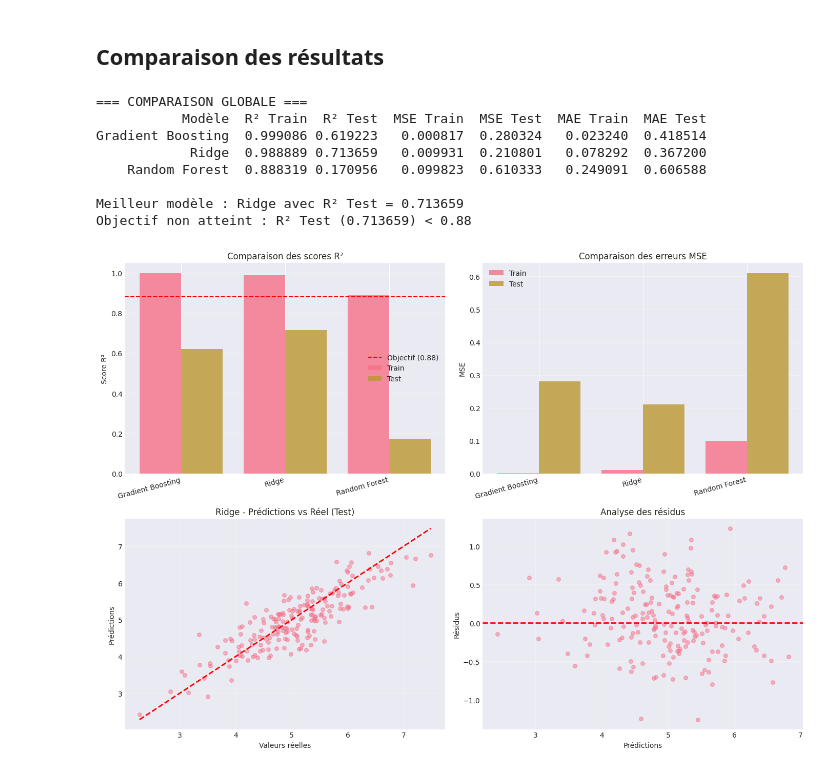
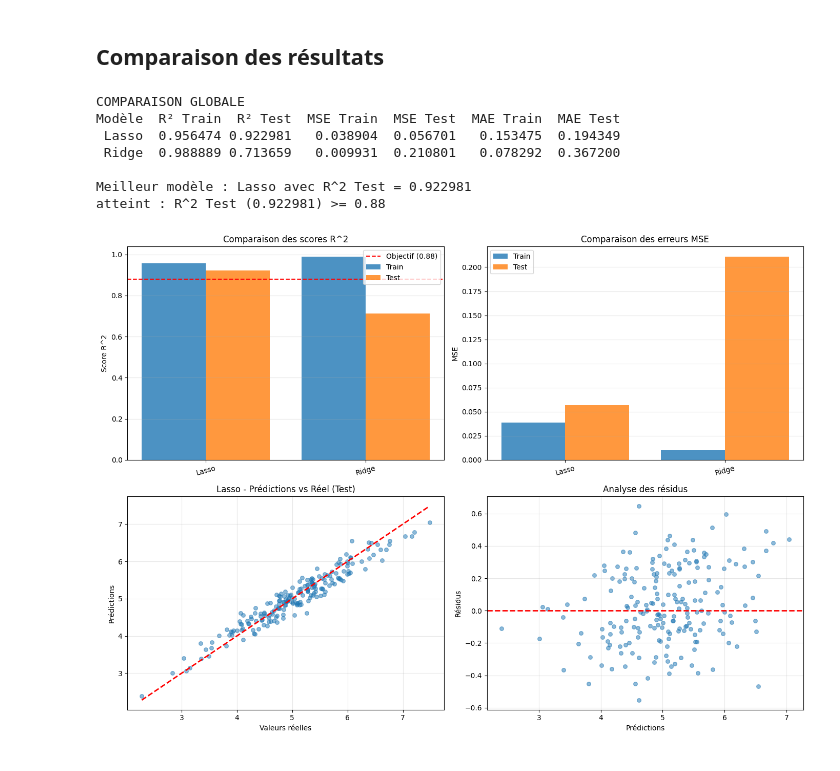
Before and after one commit to demoklyr/FTML-project, a Jupyter notebook: exercice4/exercice4.ipynb, the cells around one changed output. Cells and saved outputs as stored; diff of their text form; code cells hidden in the pictures.

```diff
--- a/exercice4/exercice4.ipynb
+++ b/exercice4/exercice4.ipynb
@@ -5,16 +5,10 @@
 import numpy as np
 import pandas as pd
 import matplotlib.pyplot as plt
-import seaborn as sns
-from sklearn.model_selection import cross_val_score, GridSearchCV, cross_validate, train_test_split
+from sklearn.model_selection import GridSearchCV, cross_val_score
 from sklearn.preprocessing import StandardScaler
-from sklearn.linear_model import Ridge
-from sklearn.ensemble import RandomForestRegressor, GradientBoostingRegressor
-from sklearn.svm import SVR
-from sklearn.metrics import mean_squared_error, r2_score, mean_absolute_error
+from sklearn.linear_model import Ridge, Lasso
+from sklearn.metrics import r2_score, mean_squared_error, mean_absolute_error
 import warnings
 warnings.filterwarnings('ignore')
-
-plt.style.use('seaborn-v0_8-darkgrid')
-sns.set_palette("husl")
 # %%
@@ -241,92 +174,87 @@ Test  - R²: 0.170956, MSE: 0.610333, MAE: 0.606588
 # %% [markdown]
 ## Comparaison des résultats
 # %%
-# Tableau récapitulatif
 results_df = pd.DataFrame({
-    'Modèle': ['Gradient Boosting', 'Ridge', 'Random Forest'],
-    'R² Train': [r2_train_gb, r2_train_ridge, r2_train_rf],
-    'R² Test': [r2_test_gb, r2_test_ridge, r2_test_rf],
-    'MSE Train': [mse_train_gb, mse_train_ridge, mse_train_rf],
-    'MSE Test': [mse_test_gb, mse_test_ridge, mse_test_rf],
-    'MAE Train': [mae_train_gb, mae_train_ridge, mae_train_rf],
-    'MAE Test': [mae_test_gb, mae_test_ridge, mae_test_rf]
+    'Modèle': ['Lasso', 'Ridge'],
+    'R² Train': [r2_train_lasso, r2_train_ridge],
+    'R² Test': [r2_test_lasso, r2_test_ridge],
+    'MSE Train': [mse_train_lasso, mse_train_ridge],
+    'MSE Test': [mse_test_lasso, mse_test_ridge],
+    'MAE Train': [mae_train_lasso, mae_train_ridge],
+    'MAE Test': [mae_test_lasso, mae_test_ridge]
 })
 
-print("\n=== COMPARAISON GLOBALE ===")
+print("COMPARAISON GLOBALE")
 print(results_df.to_string(index=False))
 
 best_idx = results_df['R² Test'].idxmax()
 best_model_name = results_df.loc[best_idx, 'Modèle']
 best_r2_test = results_df.loc[best_idx, 'R² Test']
 
-print(f"\nMeilleur modèle : {best_model_name} avec R² Test = {best_r2_test:.6f}")
+print(f"\nMeilleur modèle : {best_model_name} avec R^2 Test = {best_r2_test:.6f}")
 if best_r2_test >= 0.88:
-    print(f"Objectif atteint : R² Test ({best_r2_test:.6f}) ≥ 0.88")
+    print(f"atteint : R^2 Test ({best_r2_test:.6f}) >= 0.88")
 else:
-    print(f"Objectif non atteint : R² Test ({best_r2_test:.6f}) < 0.88")
+    print(f"non atteint : R^2 Test ({best_r2_test:.6f}) < 0.88")
 # %% [output]
-=== COMPARAISON GLOBALE ===
-           Modèle  R² Train  R² Test  MSE Train  MSE Test  MAE Train  MAE Test
-Gradient Boosting  0.999086 0.619223   0.000817  0.280324   0.023240  0.418514
-            Ridge  0.988889 0.713659   0.009931  0.210801   0.078292  0.367200
-    Random Forest  0.888319 0.170956   0.099823  0.610333   0.249091  0.606588
+COMPARAISON GLOBALE
+Modèle  R² Train  R² Test  MSE Train  MSE Test  MAE Train  MAE Test
+ Lasso  0.956474 0.922981   0.038904  0.056701   0.153475  0.194349
+ Ridge  0.988889 0.713659   0.009931  0.210801   0.078292  0.367200
 
-Meilleur modèle : Ridge avec R² Test = 0.713659
-Objectif non atteint : R² Test (0.713659) < 0.88
+Meilleur modèle : Lasso avec R^2 Test = 0.922981
+atteint : R^2 Test (0.922981) >= 0.88
 # %%
 fig, axes = plt.subplots(2, 2, figsize=(14, 10))
 
-models = ['Gradient Boosting', 'Ridge', 'Random Forest']
+models = ['Lasso', 'Ridge']
 x_pos = np.arange(len(models))
 
-axes[0, 0].bar(x_pos - 0.2, [r2_train_gb, r2_train_ridge, r2_train_rf], 0.4, label='Train', alpha=0.8)
-axes[0, 0].bar(x_pos + 0.2, [r2_test_gb, r2_test_ridge, r2_test_rf], 0.4, label='Test', alpha=0.8)
+axes[0, 0].bar(x_pos - 0.2, [r2_train_lasso, r2_train_ridge], 0.4, label='Train', alpha=0.8)
+axes[0, 0].bar(x_pos + 0.2, [r2_test_lasso, r2_test_ridge], 0.4, label='Test', alpha=0.8)
 axes[0, 0].axhline(y=0.88, color='red', linestyle='--', label='Objectif (0.88)')
-axes[0, 0].set_ylabel('Score R²')
-axes[0, 0].set_title('Comparaison des scores R²')
+axes[0, 0].set_ylabel('Score R^2')
+axes[0, 0].set_title('Comparaison des scores R^2')
 axes[0, 0].set_xticks(x_pos)
-axes[0, 0].set_xticklabels(models, rotation=15, ha='right')
+axes[0, 0].set_xticklabels(models, rotation=15, ha='center')
 axes[0, 0].legend()
 axes[0, 0].grid(axis='y', alpha=0.3)
 
-axes[0, 1].bar(x_pos - 0.2, [mse_train_gb, mse_train_ridge, mse_train_rf], 0.4, label='Train', alpha=0.8)
-axes[0, 1].bar(x_pos + 0.2, [mse_test_gb, mse_test_ridge, mse_test_rf], 0.4, label='Test', alpha=0.8)
+axes[0, 1].bar(x_pos - 0.2, [mse_train_lasso, mse_train_ridge], 0.4, label='Train', alpha=0.8)
+axes[0, 1].bar(x_pos + 0.2, [mse_test_lasso, mse_test_ridge], 0.4, label='Test', alpha=0.8)
 axes[0, 1].set_ylabel('MSE')
 axes[0, 1].set_title('Comparaison des erreurs MSE')
 axes[0, 1].set_xticks(x_pos)
-axes[0, 1].set_xticklabels(models, rotation=15, ha='right')
+axes[0, 1].set_xticklabels(models, rotation=15, ha='center')
 axes[0, 1].legend()
 axes[0, 1].grid(axis='y', alpha=0.3)
 
 if best_idx == 0:
-    y_pred = y_test_pred_gb.flatten()
-    title = 'Gradient Boosting - Prédictions vs Réel (Test)'
-elif best_idx == 1:
+    y_pred = y_test_pred_lasso.flatten()
+    title = 'Lasso - Prédictions vs Réel (Test)'
+else:
     y_pred = y_test_pred_ridge.flatten()
     title = 'Ridge - Prédictions vs Réel (Test)'
-else:
-    y_pred = y_test_pred_rf.flatten()
-    title = 'Random Forest - Prédictions vs Réel (Test)'
 
 y_test_flat = np.asarray(y_test).flatten()
 
 axes[1, 0].scatter(y_test_flat, y_pred, alpha=0.5, s=30)
 axes[1, 0].plot([y_test_flat.min(), y_test_flat.max()], [y_test_flat.min(), y_test_flat.max()], 'r--', lw=2)
 axes[1, 0].set_xlabel('Valeurs réelles')
 axes[1, 0].set_ylabel('Prédictions')
 axes[1, 0].set_title(title)
 axes[1, 0].grid(alpha=0.3)
 
 residuals = (y_test_flat - y_pred).flatten()
 axes[1, 1].scatter(y_pred, residuals, alpha=0.5, s=30)
 axes[1, 1].axhline(y=0, color='r', linestyle='--', lw=2)
 axes[1, 1].set_xlabel('Prédictions')
 axes[1, 1].set_ylabel('Résidus')
 axes[1, 1].set_title('Analyse des résidus')
 axes[1, 1].grid(alpha=0.3)
 
 plt.tight_layout()
 plt.show()
 # %% [output]
-[figure, old version]
+[figure, new version]
 # %%
```
Also changed, not shown: parts of 13 cells of this notebook.
